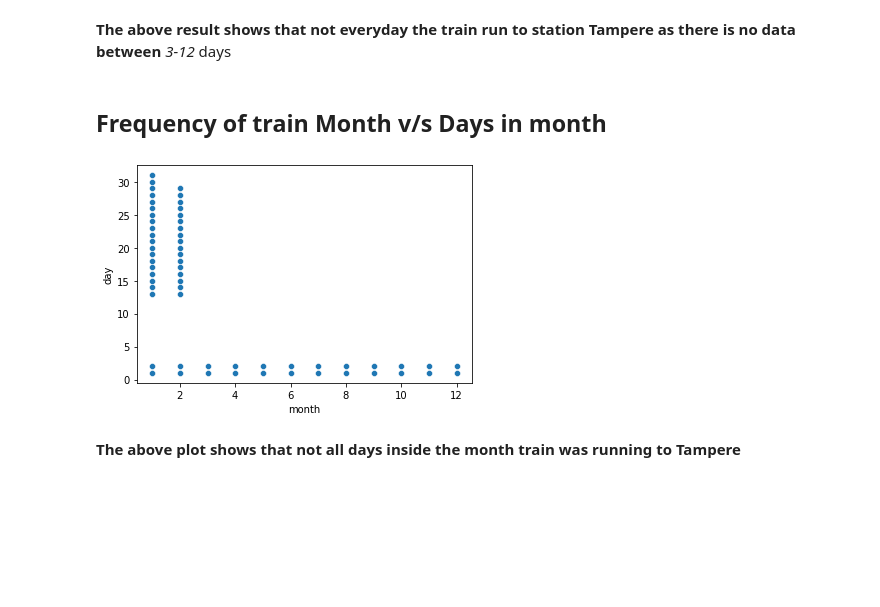
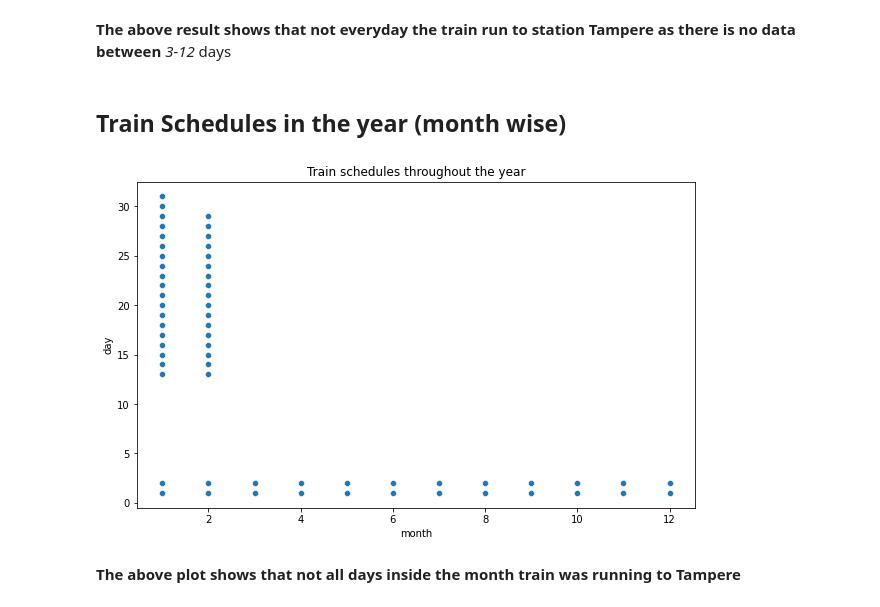
Before and after one commit to poddardelhi/finland-train_eda, a Jupyter notebook: finland_train.ipynb, the cells around one changed output. Cells and saved outputs as stored; diff of their text form; code cells hidden in the pictures; blank space fills up the shorter version.

```diff
--- a/finland_train.ipynb
+++ b/finland_train.ipynb
@@ -351,12 +352,14 @@ Days of observation   :  [1, 2, 13, 14, 15, 16, 17, 18, 19, 20, 21, 22, 23, 24,
 Days of observation   :  [1, 2, 3, 4, 5, 6, 7, 8, 9, 10, 11, 12]
 # %% [markdown]
 **The above result shows that not everyday the train run to station Tampere as there is no data between** *3-12* days
-# %% [markdown]
-## Frequency of train Month v/s Days in month
-# %%
-sns.scatterplot(df_TPE_clean['month'],df_TPE_clean['day']);
-# %% [output]
-[figure, removed]
+# %% [markdown]
+## Train Schedules in the year (month wise)
+# %%
+plt.figure(figsize=(10, 6))
+plt.title("Train schedules throughout the year")
+sns.scatterplot(df_TPE_clean['month'],df_TPE_clean['day']);
+# %% [output]
+[figure, added]
 # %% [markdown]
 **The above plot shows that not all days inside the month train was running to Tampere**
 # %% [markdown]
```
Also changed, not shown: parts of 3 cells of this notebook.
